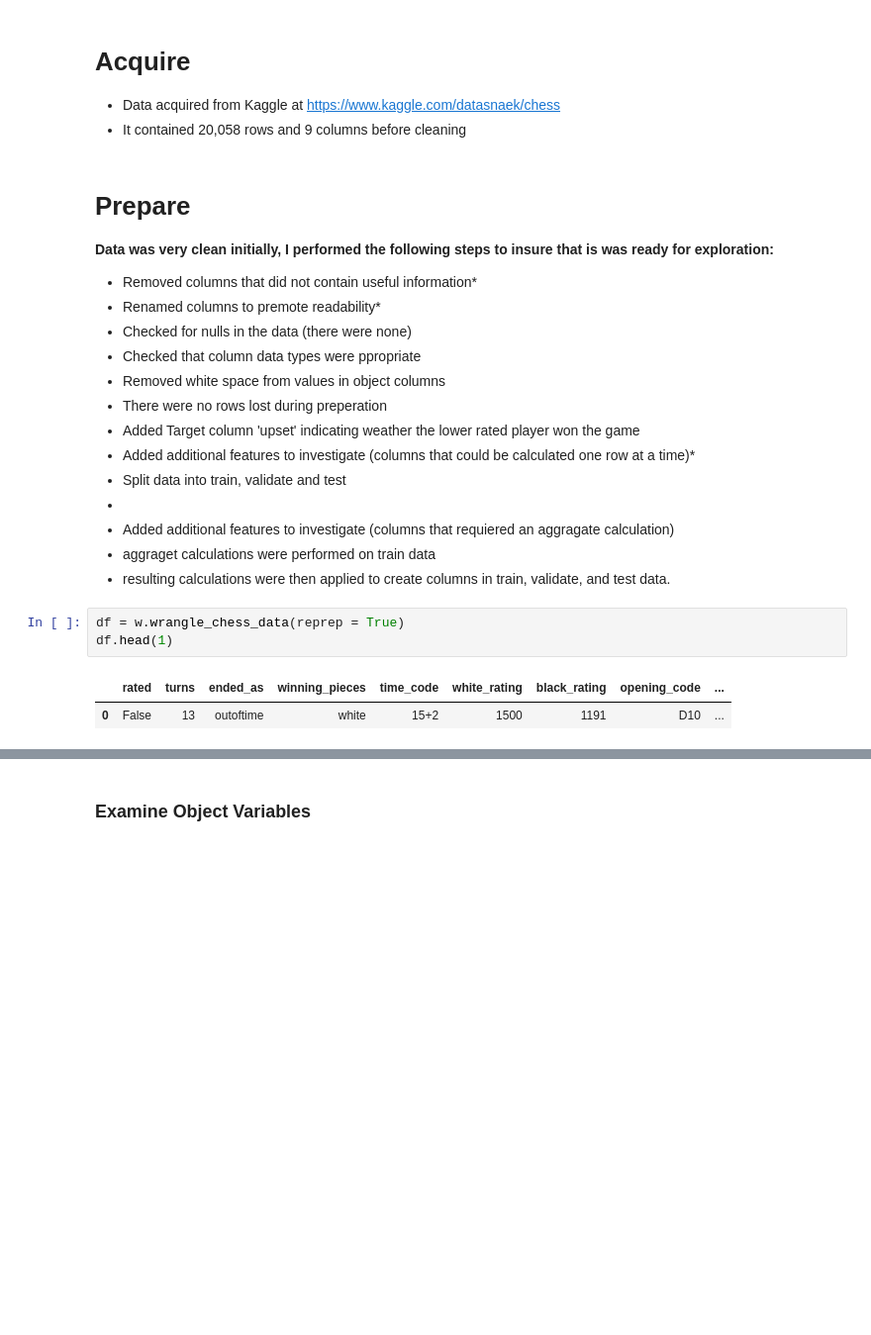
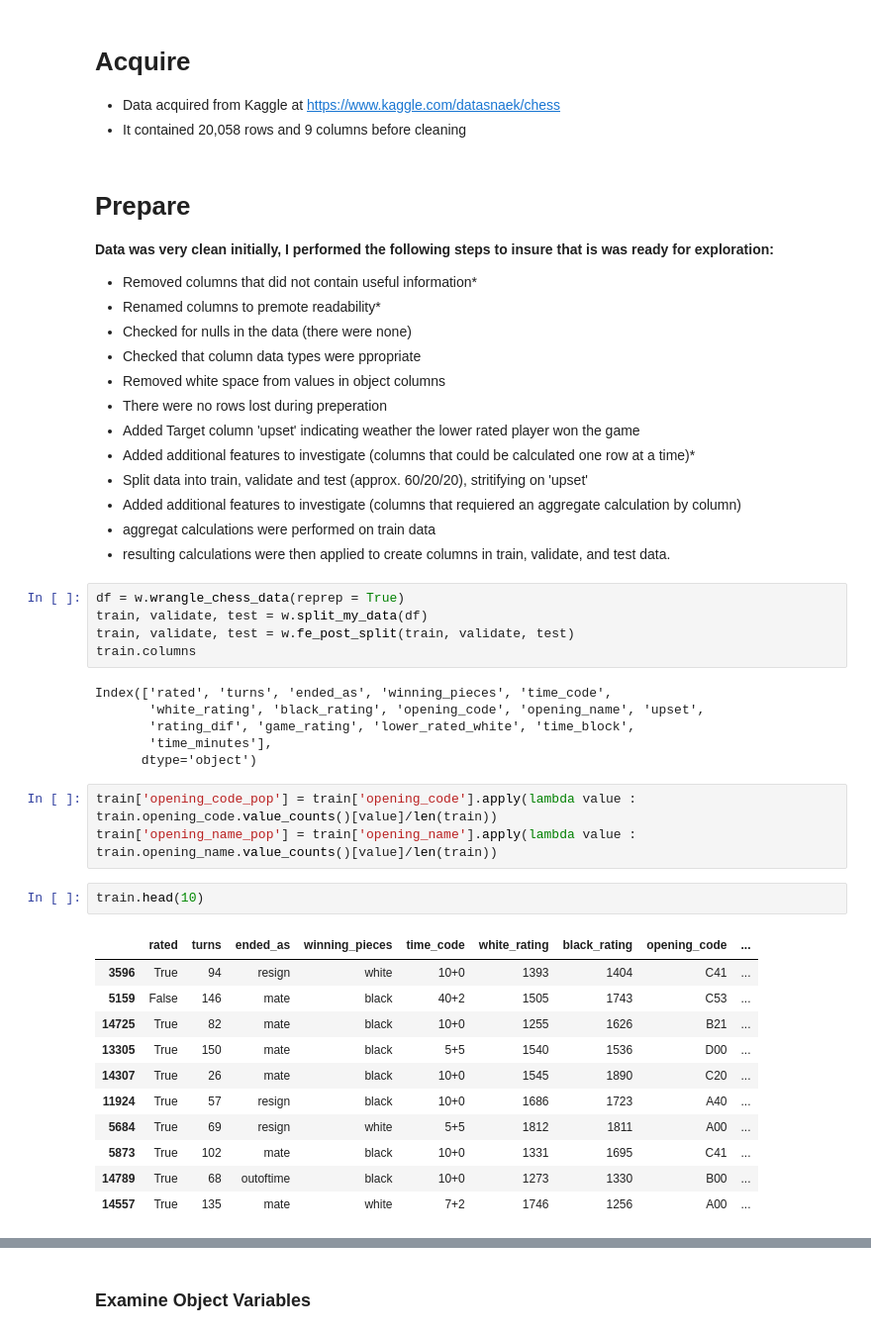
Before and after one commit to Johndsalas/chess_upsets, a Jupyter notebook: main.ipynb, the cells around one changed output, grey strips where cells are left out. Shown: that part at 99% size. Saved outputs shown, nothing was run; the diff lists cells and outputs as text; blank space fills up the shorter version.

Commit message:
Finished clean adding feature engineering after split on opening rating

```diff
--- a/main.ipynb
+++ b/main.ipynb
@@ -72,14 +74,35 @@ import wrangle as w
 * There were no rows lost during preperation
 * Added Target column 'upset' indicating weather the lower rated player won the game
 * Added additional features to investigate (columns that could be calculated one row at a time)*
-* Split data into train, validate and test
-*
-* Added additional features to investigate (columns that requiered an aggragate calculation)
-* aggraget calculations were performed on train data
+* Split data into train, validate and test (approx. 60/20/20), stritifying on 'upset'
+* Added additional features to investigate (columns that requiered an aggregate calculation by column)
+* aggregat calculations were performed on train data
 * resulting calculations were then applied to create columns in train, validate, and test data.
-# %%
-df = w.wrangle_chess_data(reprep = True)
-df.head(1)
-# %% [output]
-|  | rated | turns | ended_as | winning_pieces | time_code | white_rating | black_rating | opening_code | ... |
-| 0 | False | 13 | outoftime | white | 15+2 | 1500 | 1191 | D10 | ... |
+# %%
+df = w.wrangle_chess_data(reprep = True)
+train, validate, test = w.split_my_data(df)
+train, validate, test = w.fe_post_split(train, validate, test)
+train.columns
+# %% [output]
+Index(['rated', 'turns', 'ended_as', 'winning_pieces', 'time_code',
+       'white_rating', 'black_rating', 'opening_code', 'opening_name', 'upset',
+       'rating_dif', 'game_rating', 'lower_rated_white', 'time_block',
+       'time_minutes'],
+      dtype='object')
+# %%
+train['opening_code_pop'] = train['opening_code'].apply(lambda value : train.opening_code.value_counts()[value]/len(train))
+train['opening_name_pop'] = train['opening_name'].apply(lambda value : train.opening_name.value_counts()[value]/len(train))
+# %%
+train.head(10)
+# %% [output]
+|  | rated | turns | ended_as | winning_pieces | time_code | white_rating | black_rating | opening_code | ... |
+| 3596 | True | 94 | resign | white | 10+0 | 1393 | 1404 | C41 | ... |
+| 5159 | False | 146 | mate | black | 40+2 | 1505 | 1743 | C53 | ... |
+| 14725 | True | 82 | mate | black | 10+0 | 1255 | 1626 | B21 | ... |
+| 13305 | True | 150 | mate | black | 5+5 | 1540 | 1536 | D00 | ... |
+| 14307 | True | 26 | mate | black | 10+0 | 1545 | 1890 | C20 | ... |
+| 11924 | True | 57 | resign | black | 10+0 | 1686 | 1723 | A40 | ... |
+| 5684 | True | 69 | resign | white | 5+5 | 1812 | 1811 | A00 | ... |
+| 5873 | True | 102 | mate | black | 10+0 | 1331 | 1695 | C41 | ... |
+| 14789 | True | 68 | outoftime | black | 10+0 | 1273 | 1330 | B00 | ... |
+| 14557 | True | 135 | mate | white | 7+2 | 1746 | 1256 | A00 | ... |
```
Also changed, not shown: parts of 18 cells of this notebook, 1 other file.
